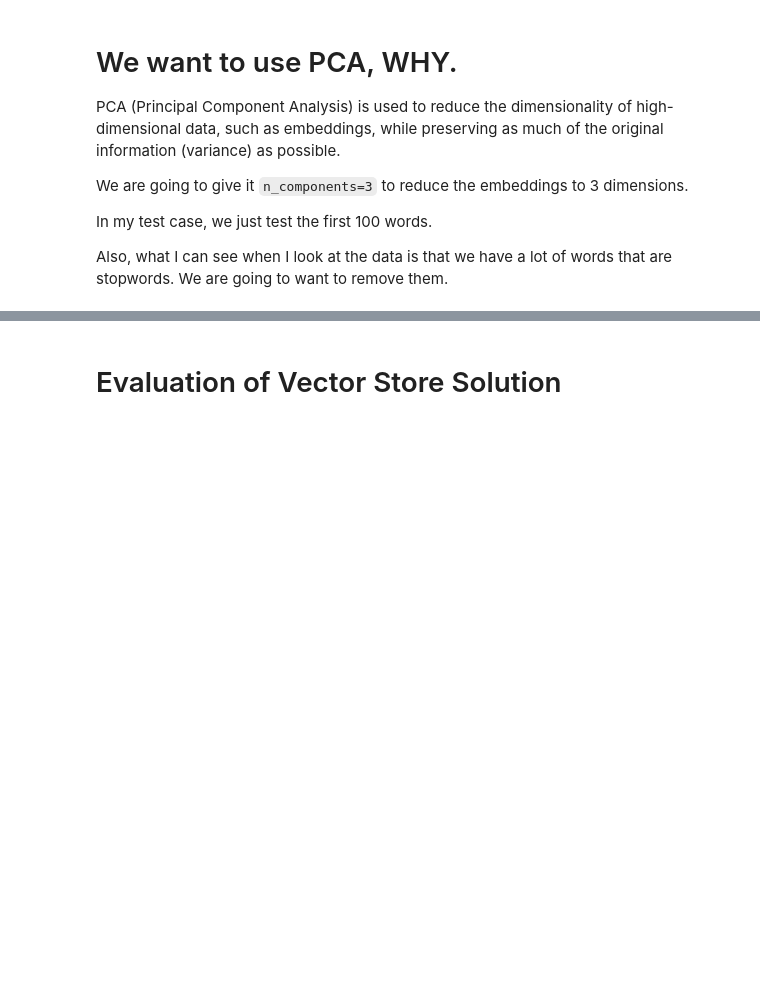
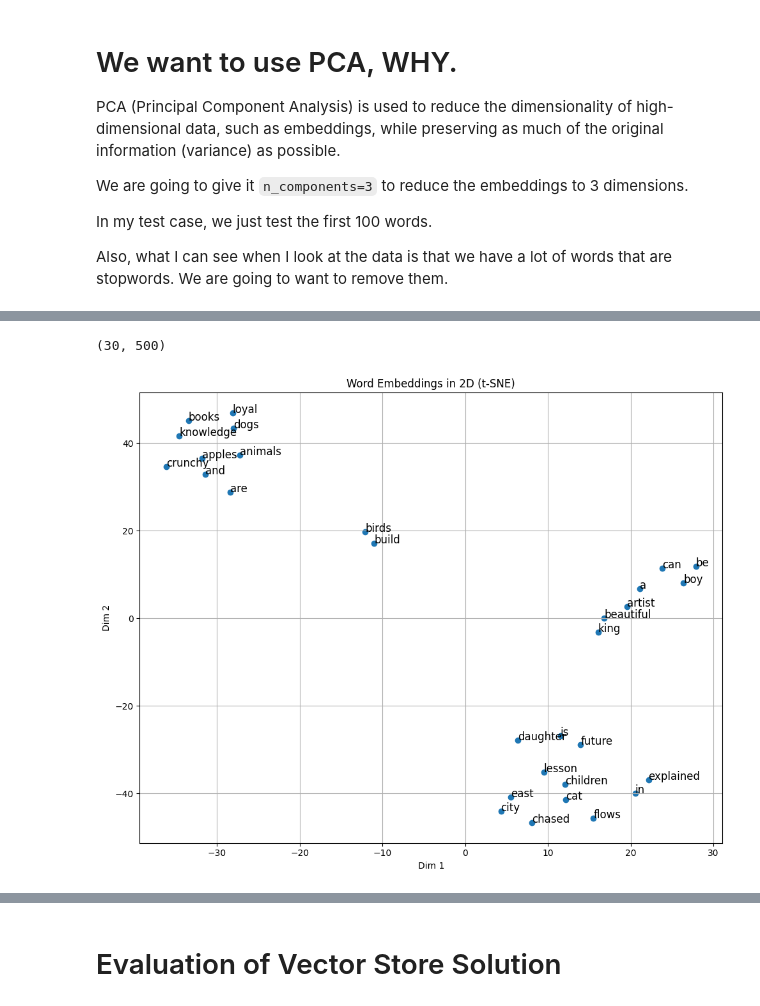
Before and after one commit to MorrisSimons/building_vectorstore_from_scratch, a Jupyter notebook: exp4_final_custom_vector_store.ipynb, the cells around one changed output, grey strips where cells are left out. Saved outputs shown, nothing was run; the diff lists cells and outputs as text; code cells hidden in the pictures; blank space fills up the shorter version.

```diff
--- a/exp4_final_custom_vector_store.ipynb
+++ b/exp4_final_custom_vector_store.ipynb
@@ -492,31 +495,34 @@ from sklearn.manifold import TSNE
 import numpy as np
 
 import matplotlib.pyplot as plt
 
-numOfWords = 20
+numOfWords = 30
 
 # Extract word vectors from the model
 words = doc2vec_model.word_model.index_to_key[:numOfWords]
 word_vectors = [doc2vec_model.word_model.wv[word] for word in words]
 weights = np.array(word_vectors)
 
 print(weights.shape)  # (number of words, vector size)
 
 # Reduce vectors to 2D using t-SNE
 tsne = TSNE(n_components=2, random_state=42, perplexity=5)
 weights_2d = tsne.fit_transform(weights)
 
 # Plot the words in 2D
 plt.figure(figsize=(10, 8))
 plt.scatter(weights_2d[:, 0], weights_2d[:, 1])
 
 # Annotate points with words
 for i in range(numOfWords):
     plt.annotate(words[i], (weights_2d[i, 0], weights_2d[i, 1]), fontsize=12)
 
 plt.xlabel('Dim 1')
 plt.ylabel('Dim 2')
 plt.title('Word Embeddings in 2D (t-SNE)')
 plt.grid(True)
 plt.tight_layout()
 plt.show()
+# %% [output]
+(30, 500)
+[figure, added]
```
Also changed, not shown: parts of 12 cells of this notebook, 4 other files.
